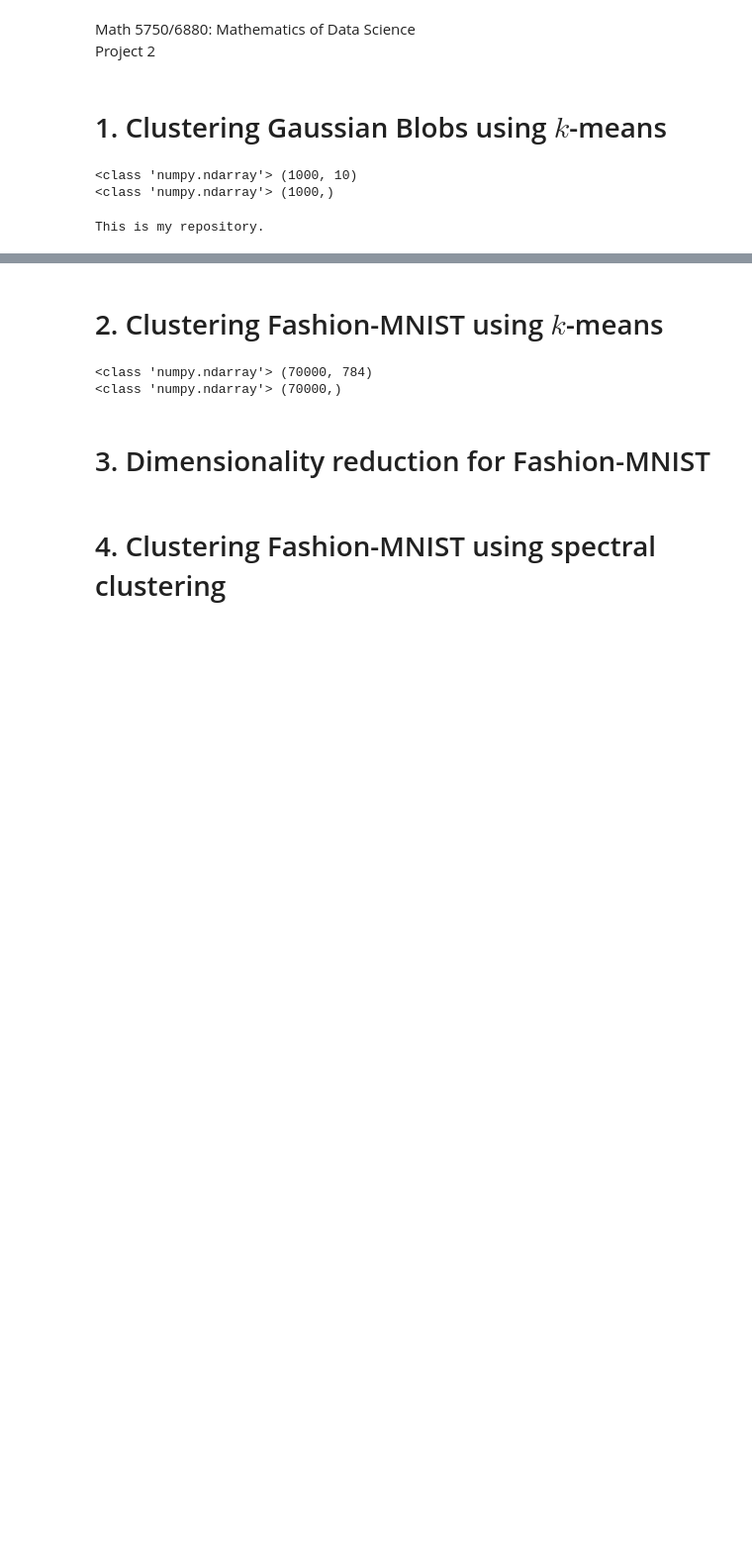
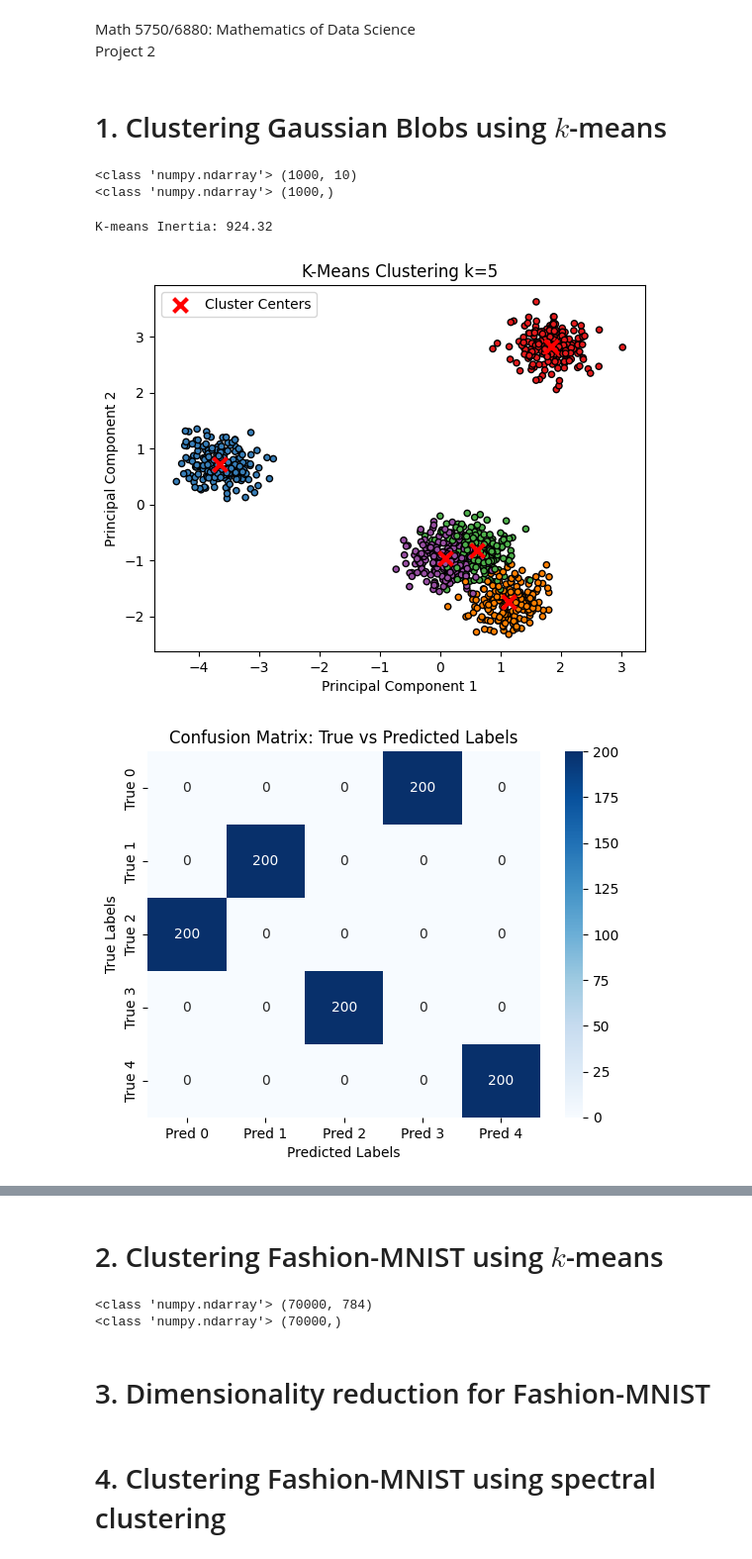
Before and after one commit to brodyanderson/math-6880-Project2, a Jupyter notebook: project2.ipynb, the cells around one changed output, grey strips where cells are left out. Shown: that part at 99% size. Drawn from its saved outputs; the diff is of its cells as text; code cells hidden in the pictures; blank space fills up the shorter version.

```diff
--- a/project2.ipynb
+++ b/project2.ipynb
@@ -22,8 +22,75 @@ print(type(y_true),y_true.shape)
 # %% [output]
 <class 'numpy.ndarray'> (1000, 10)
 <class 'numpy.ndarray'> (1000,)
-# %%
-# your code here
-print("This is my repository.")
-# %% [output]
-This is my repository.
+# %%
+from sklearn.cluster import KMeans
+from sklearn import metrics
+from sklearn.decomposition import PCA
+from sklearn.metrics import confusion_matrix
+import seaborn as sns
+import matplotlib.pyplot as plt
+from matplotlib.colors import ListedColormap
+cmap = ListedColormap(["#e41a1c","#984ea3","#a65628","#377eb8","#ffff33","#4daf4a","#ff7f00"])
+
+kmeans_model = KMeans(n_clusters=5, random_state=1) # n_clusters = k, other params: n_init=1, init='random', max_iter=1
+y_pred = kmeans_model.fit_predict(X)
+
+pca_model = PCA()
+X_PCA = pca_model.fit_transform(X)
+
+cluster_centers_pca = pca_model.transform(kmeans_model.cluster_centers_)
+
+print(f"K-means Inertia: {kmeans_model.inertia_:.2f}")
+print()
+
+plt.scatter(X_PCA[:, 0], X_PCA[:, 1], c=y_pred, cmap=cmap, edgecolor='k', s=20)
+plt.scatter(cluster_centers_pca[:, 0], cluster_centers_pca[:, 1], c='red', marker='x', s=100, linewidth=3, label='Cluster Centers')
+plt.xlabel('Principal Component 1')
+plt.ylabel('Principal Component 2')
+plt.title('K-Means Clustering k=5')
+plt.legend()
+plt.show()
+
+print()
+print()
+
+cm = confusion_matrix(y_true, y_pred)
+
+sns.heatmap(cm, annot=True, fmt='d', cmap='Blues',
+            xticklabels=[f'Pred {i}' for i in range(5)],
+            yticklabels=[f'True {i}' for i in range(5)])
+plt.title('Confusion Matrix: True vs Predicted Labels')
+plt.ylabel('True Labels')
+plt.xlabel('Predicted Labels')
+plt.show()
+
+print()
+print()
+
+k_range = range(1, 21)
+inertia_values = []
+
+for k in k_range:
+    kmeans_temp_val = KMeans(n_clusters=k, random_state=1)
+    kmeans_temp_val.fit(X)
+    inertia_values.append(kmeans_temp_val.inertia_)
+
+plt.plot(k_range, inertia_values, linewidth=2)
+plt.xlabel('Number of Clusters (k)')
+plt.ylabel('Inertia')
+plt.title('Elbow Analysis')
+plt.grid(True)
+plt.xticks(k_range)
+plt.show()
+
+print()
+print("Inertia Values for Different Values of k:")
+
+for i in range(len(k_range)):
+  k = k_range[i]
+  inertia = inertia_values[i]
+  print(f"k = {k}: Inertia = {inertia:.2f}")
+# %% [output]
+K-means Inertia: 924.32
+[figure, added]
+[figure, added]
```
Also changed, not shown: parts of 1 cell of this notebook.
